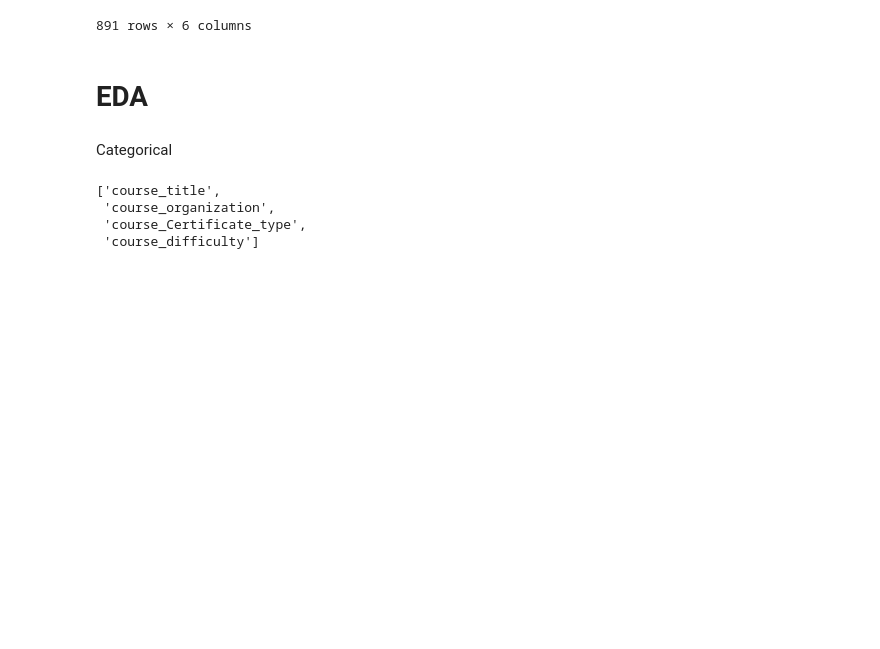
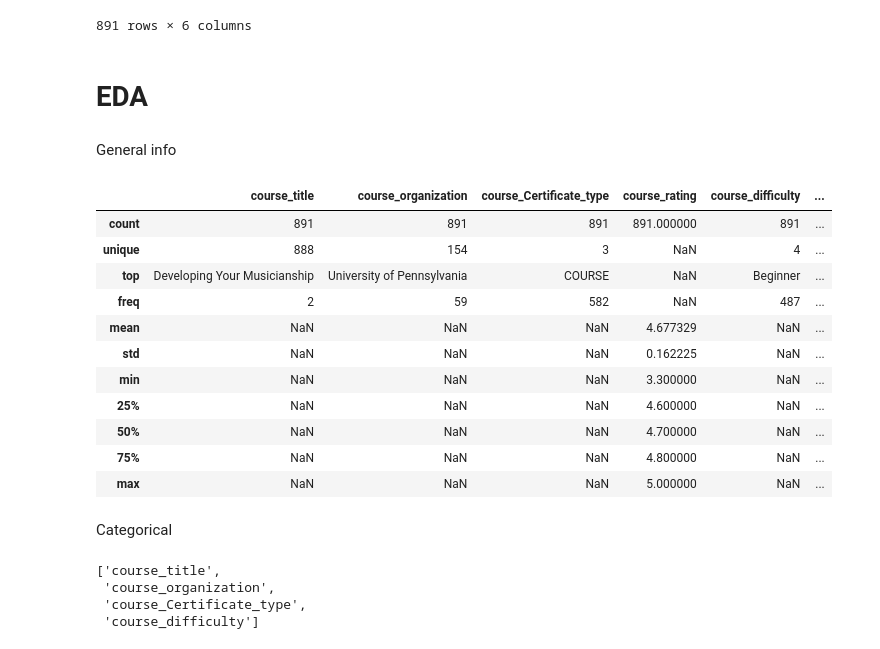
Before and after one commit to emkhv/Coursera_course_exploration, a Jupyter notebook: coursera_course_exploration.ipynb, the cells around one changed output. Saved outputs shown, nothing was run; the diff lists cells and outputs as text; code cells hidden in the pictures; blank space fills up the shorter version.

```diff
--- a/coursera_course_exploration.ipynb
+++ b/coursera_course_exploration.ipynb
@@ -111,6 +133,24 @@ courses
 891 rows × 6 columns
 # %% [markdown]
 # EDA
+# %% [markdown]
+General info
+# %%
+courses.describe()
+courses.describe(include="all")
+# %% [output]
+|  | course_title | course_organization | course_Certificate_type | course_rating | course_difficulty | ... |
+| count | 891 | 891 | 891 | 891.000000 | 891 | ... |
+| unique | 888 | 154 | 3 | NaN | 4 | ... |
+| top | Developing Your Musicianship | University of Pennsylvania | COURSE | NaN | Beginner | ... |
+| freq | 2 | 59 | 582 | NaN | 487 | ... |
+| mean | NaN | NaN | NaN | 4.677329 | NaN | ... |
+| std | NaN | NaN | NaN | 0.162225 | NaN | ... |
+| min | NaN | NaN | NaN | 3.300000 | NaN | ... |
+| 25% | NaN | NaN | NaN | 4.600000 | NaN | ... |
+| 50% | NaN | NaN | NaN | 4.700000 | NaN | ... |
+| 75% | NaN | NaN | NaN | 4.800000 | NaN | ... |
+| max | NaN | NaN | NaN | 5.000000 | NaN | ... |
 # %% [markdown]
 Categorical
 # %%
```
Also changed, not shown: parts of 6 cells of this notebook.
